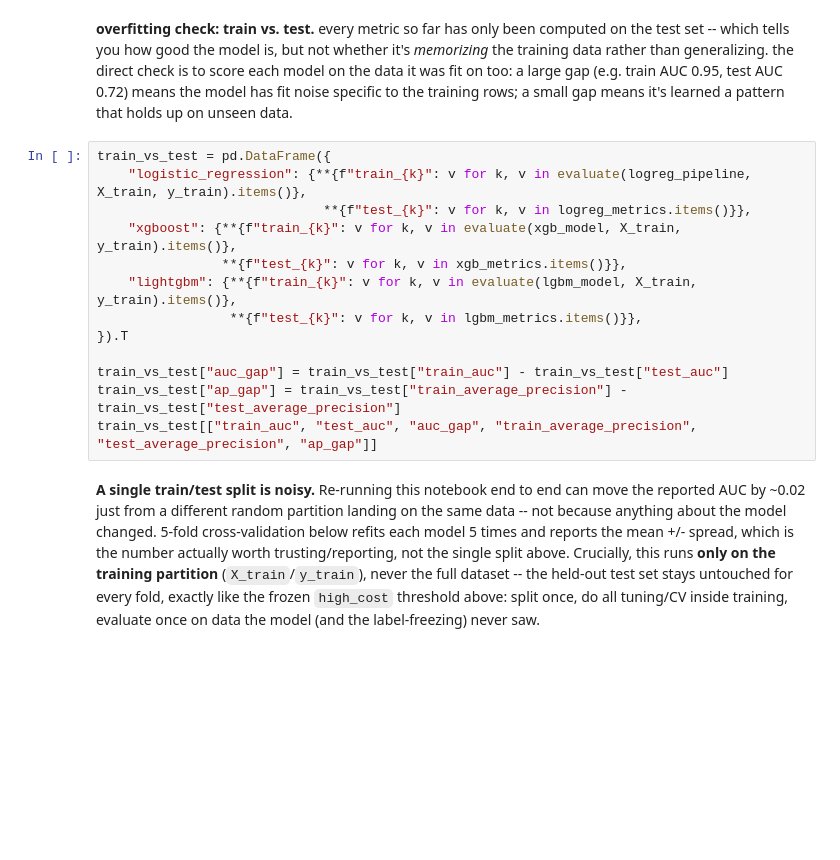
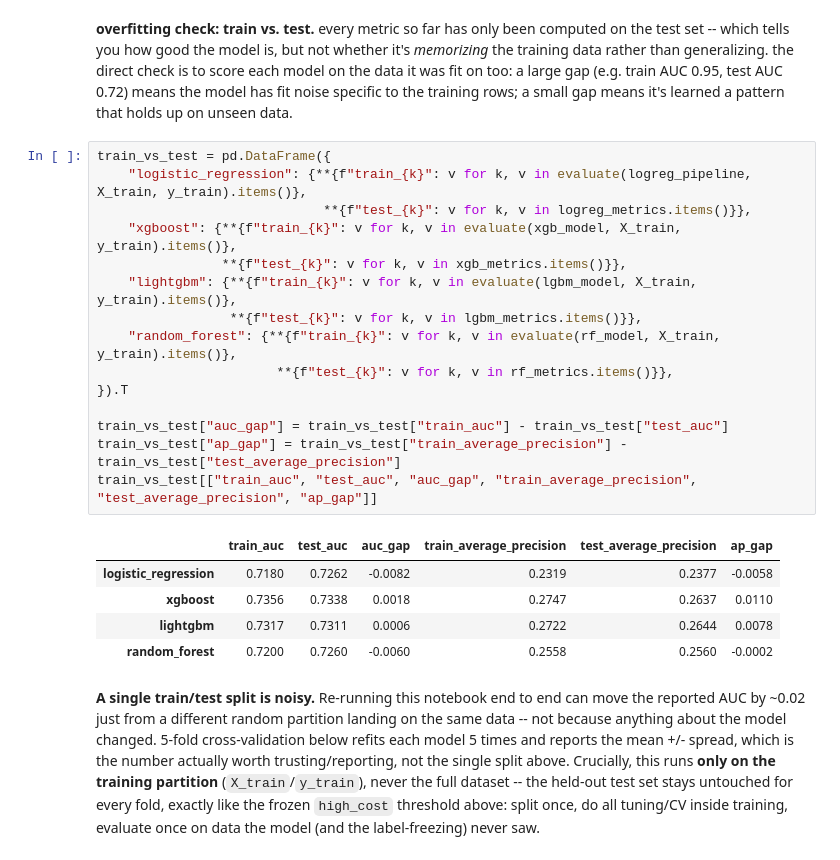
Before and after one commit to nainikagupta02/medicare-risk-pipeline, a Jupyter notebook: notebooks/05_train_models.ipynb, the cells around one changed output. Saved outputs shown, nothing was run; the diff lists cells and outputs as text; blank space fills up the shorter version.

```diff
--- a/notebooks/05_train_models.ipynb
+++ b/notebooks/05_train_models.ipynb
@@ -224,16 +282,24 @@ lgbm_metrics
 # %%
 train_vs_test = pd.DataFrame({
     "logistic_regression": {**{f"train_{k}": v for k, v in evaluate(logreg_pipeline, X_train, y_train).items()},
                              **{f"test_{k}": v for k, v in logreg_metrics.items()}},
     "xgboost": {**{f"train_{k}": v for k, v in evaluate(xgb_model, X_train, y_train).items()},
                 **{f"test_{k}": v for k, v in xgb_metrics.items()}},
     "lightgbm": {**{f"train_{k}": v for k, v in evaluate(lgbm_model, X_train, y_train).items()},
                  **{f"test_{k}": v for k, v in lgbm_metrics.items()}},
+    "random_forest": {**{f"train_{k}": v for k, v in evaluate(rf_model, X_train, y_train).items()},
+                       **{f"test_{k}": v for k, v in rf_metrics.items()}},
 }).T
 
 train_vs_test["auc_gap"] = train_vs_test["train_auc"] - train_vs_test["test_auc"]
 train_vs_test["ap_gap"] = train_vs_test["train_average_precision"] - train_vs_test["test_average_precision"]
 train_vs_test[["train_auc", "test_auc", "auc_gap", "train_average_precision", "test_average_precision", "ap_gap"]]
+# %% [output]
+|  | train_auc | test_auc | auc_gap | train_average_precision | test_average_precision | ap_gap |
+| logistic_regression | 0.7180 | 0.7262 | -0.0082 | 0.2319 | 0.2377 | -0.0058 |
+| xgboost | 0.7356 | 0.7338 | 0.0018 | 0.2747 | 0.2637 | 0.0110 |
+| lightgbm | 0.7317 | 0.7311 | 0.0006 | 0.2722 | 0.2644 | 0.0078 |
+| random_forest | 0.7200 | 0.7260 | -0.0060 | 0.2558 | 0.2560 | -0.0002 |
 # %% [markdown]
 **A single train/test split is noisy.** Re-running this notebook end to end can move the reported AUC by ~0.02 just from a different random partition landing on the same data -- not because anything about the model changed. 5-fold cross-validation below refits each model 5 times and reports the mean +/- spread, which is the number actually worth trusting/reporting, not the single split above. Crucially, this runs **only on the training partition** (`X_train`/`y_train`), never the full dataset -- the held-out test set stays untouched for every fold, exactly like the frozen `high_cost` threshold above: split once, do all tuning/CV inside training, evaluate once on data the model (and the label-freezing) never saw.
 # %%
```
Also changed, not shown: parts of 25 cells of this notebook, 4 other files.
